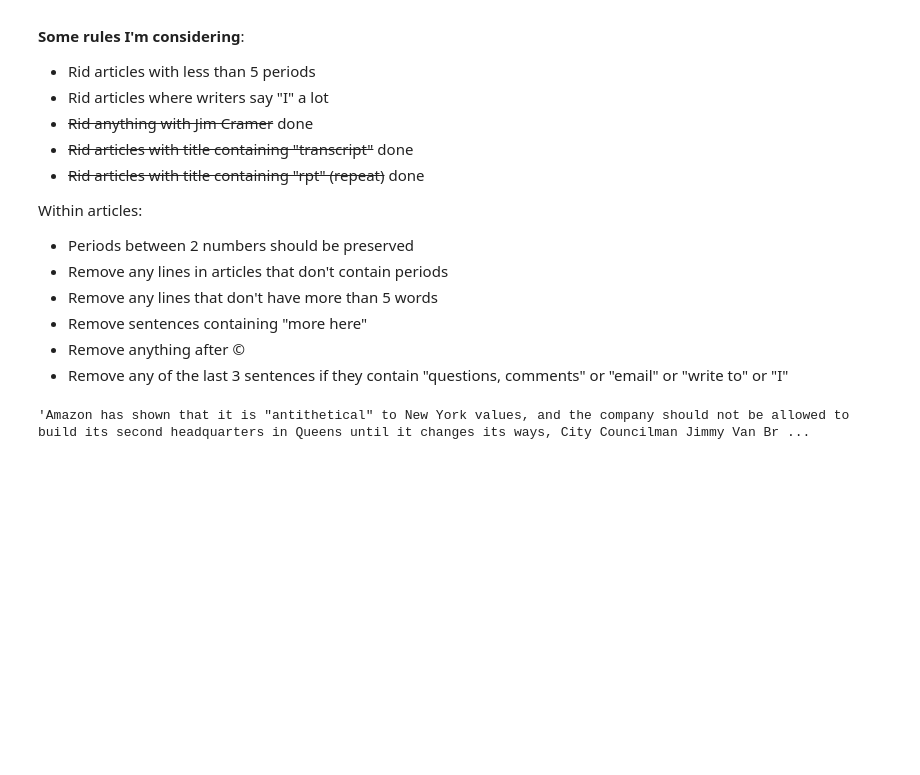
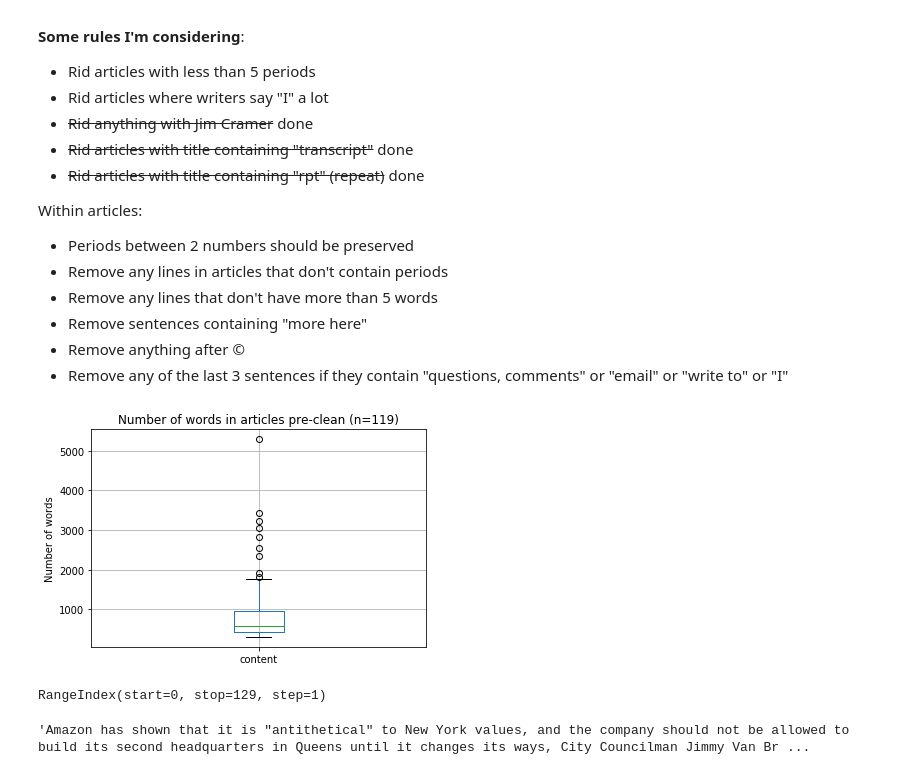
Before and after one commit to RBCCapstone/DataCollection, a Jupyter notebook: Scripts/DataClean.ipynb, the cells around one changed output. Drawn from its saved outputs; the diff is of its cells as text; code cells hidden in the pictures; blank space fills up the shorter version.

Commit message:
Added some plots to the dataClean testing file

```diff
--- a/Scripts/DataClean.ipynb
+++ b/Scripts/DataClean.ipynb
@@ -65,8 +65,23 @@ def importData(filename):
     except:
         pass
     return df
+# %%
+import matplotlib.pyplot as plt
+def initialize_plot():
+    plt.plot()
+    plt.ylabel('Number of words')
+    plt.xlabel('')
+    plt.title("Number of words in articles pre-clean (n=%s)"%(len(df)))
+    return plt
 # %%
 df = importData("newsApiOutput.xlsx")
+# %%
+df = df[df['content'].str.split().str.len() > 300]
+bp = initialize_plot()
+bp = df['content'].str.split().str.len().to_frame().boxplot()
+plt.show()
+# %% [output]
+[figure, added]
 # %%
 #remove blanks (NaN)
 df = df.dropna(subset = ['content', 'title'])
@@ -171,6 +184,10 @@ df['content'] = list(map(lambda x: pat_punctuation.sub(' ', x), df['content']))
 
 #Remove single characters
 df['content'] = list(map(lambda x: pat_charLim.sub(' ', x), df['content']))
+# %%
+df.index
+# %% [output]
+RangeIndex(start=0, stop=129, step=1)
 # %%
 df['origContent'].iloc[4]
 # %% [output]
```
Also changed, not shown: parts of 7 cells of this notebook.
